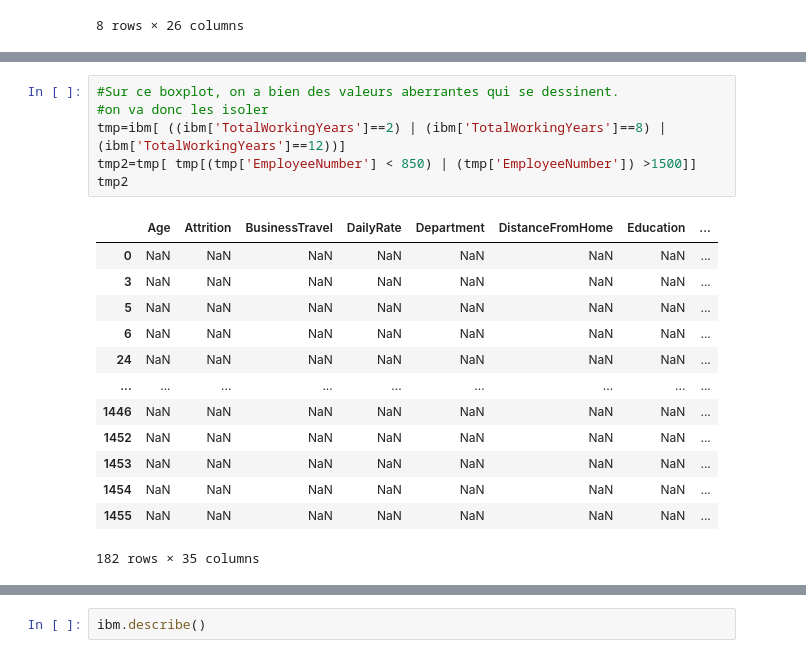
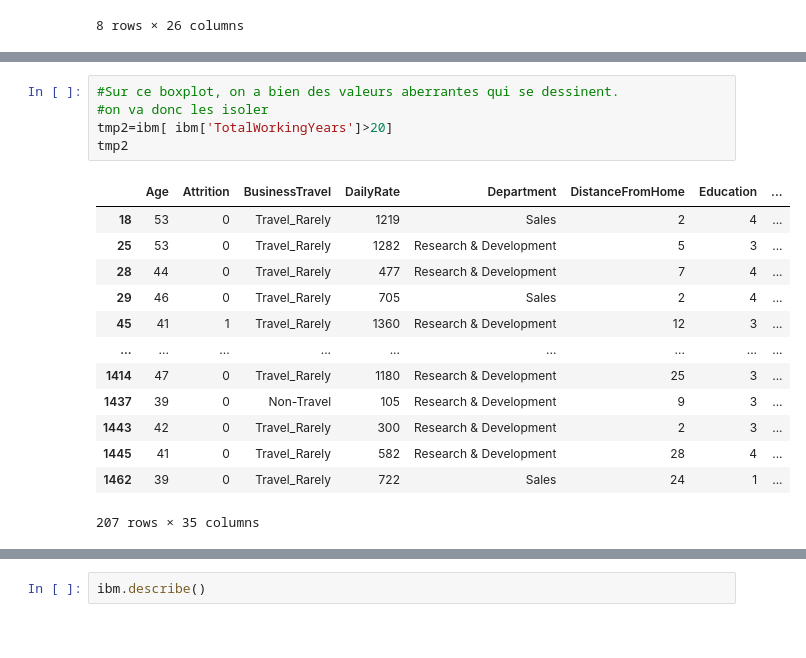
Before and after one commit to WinnMBG/H3PythonBases, a Jupyter notebook: IntroAnalyseDeDonnees (1).ipynb, the cells around one changed output, grey strips where cells are left out. Cells and saved outputs as stored; diff of their text form.

```diff
--- a/IntroAnalyseDeDonnees (1).ipynb
+++ b/IntroAnalyseDeDonnees (1).ipynb
@@ -233,20 +234,19 @@ sb.catplot(
 # %%
 #Sur ce boxplot, on a bien des valeurs aberrantes qui se dessinent.
 #on va donc les isoler
-tmp=ibm[ ((ibm['TotalWorkingYears']==2) | (ibm['TotalWorkingYears']==8) | (ibm['TotalWorkingYears']==12))]
-tmp2=tmp[ tmp[(tmp['EmployeeNumber'] < 850) | (tmp['EmployeeNumber']) >1500]]
+tmp2=ibm[ ibm['TotalWorkingYears']>20]
 tmp2
 # %% [output]
 |  | Age | Attrition | BusinessTravel | DailyRate | Department | DistanceFromHome | Education | ... |
-| 0 | NaN | NaN | NaN | NaN | NaN | NaN | NaN | ... |
-| 3 | NaN | NaN | NaN | NaN | NaN | NaN | NaN | ... |
-| 5 | NaN | NaN | NaN | NaN | NaN | NaN | NaN | ... |
-| 6 | NaN | NaN | NaN | NaN | NaN | NaN | NaN | ... |
-| 24 | NaN | NaN | NaN | NaN | NaN | NaN | NaN | ... |
+| 18 | 53 | 0 | Travel_Rarely | 1219 | Sales | 2 | 4 | ... |
+| 25 | 53 | 0 | Travel_Rarely | 1282 | Research & Development | 5 | 3 | ... |
+| 28 | 44 | 0 | Travel_Rarely | 477 | Research & Development | 7 | 4 | ... |
+| 29 | 46 | 0 | Travel_Rarely | 705 | Sales | 2 | 4 | ... |
+| 45 | 41 | 1 | Travel_Rarely | 1360 | Research & Development | 12 | 3 | ... |
 | ... | ... | ... | ... | ... | ... | ... | ... | ... |
-| 1446 | NaN | NaN | NaN | NaN | NaN | NaN | NaN | ... |
-| 1452 | NaN | NaN | NaN | NaN | NaN | NaN | NaN | ... |
-| 1453 | NaN | NaN | NaN | NaN | NaN | NaN | NaN | ... |
-| 1454 | NaN | NaN | NaN | NaN | NaN | NaN | NaN | ... |
-| 1455 | NaN | NaN | NaN | NaN | NaN | NaN | NaN | ... |
+| 1414 | 47 | 0 | Travel_Rarely | 1180 | Research & Development | 25 | 3 | ... |
+| 1437 | 39 | 0 | Non-Travel | 105 | Research & Development | 9 | 3 | ... |
+| 1443 | 42 | 0 | Travel_Rarely | 300 | Research & Development | 2 | 3 | ... |
+| 1445 | 41 | 0 | Travel_Rarely | 582 | Research & Development | 28 | 4 | ... |
+| 1462 | 39 | 0 | Travel_Rarely | 722 | Sales | 24 | 1 | ... |
-182 rows × 35 columns
+207 rows × 35 columns
```
Also changed, not shown: parts of 16 cells of this notebook.
